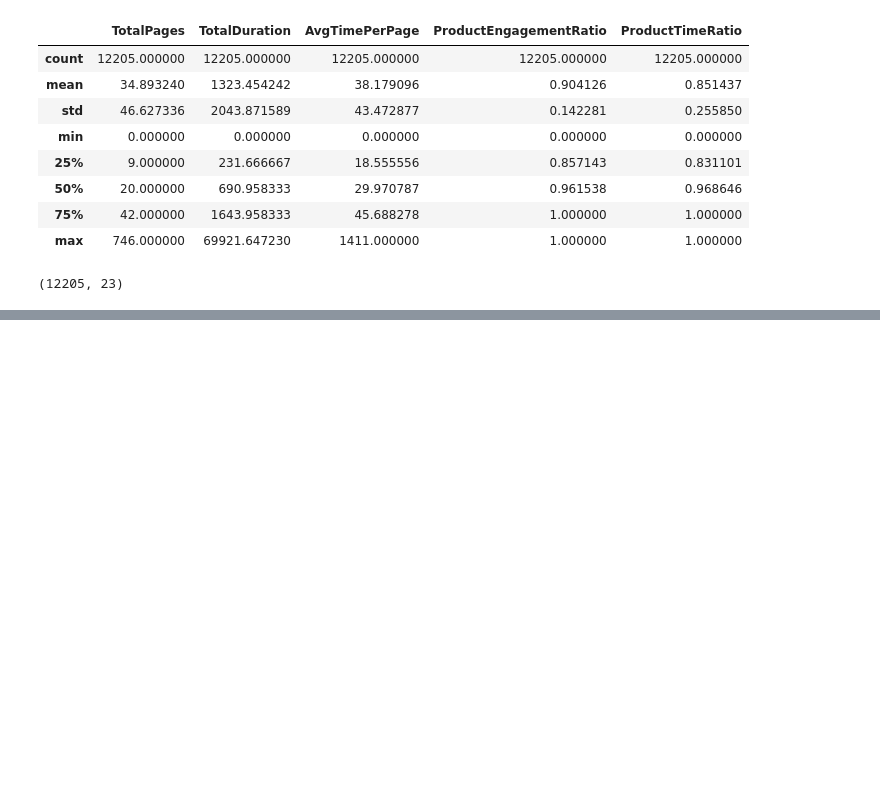
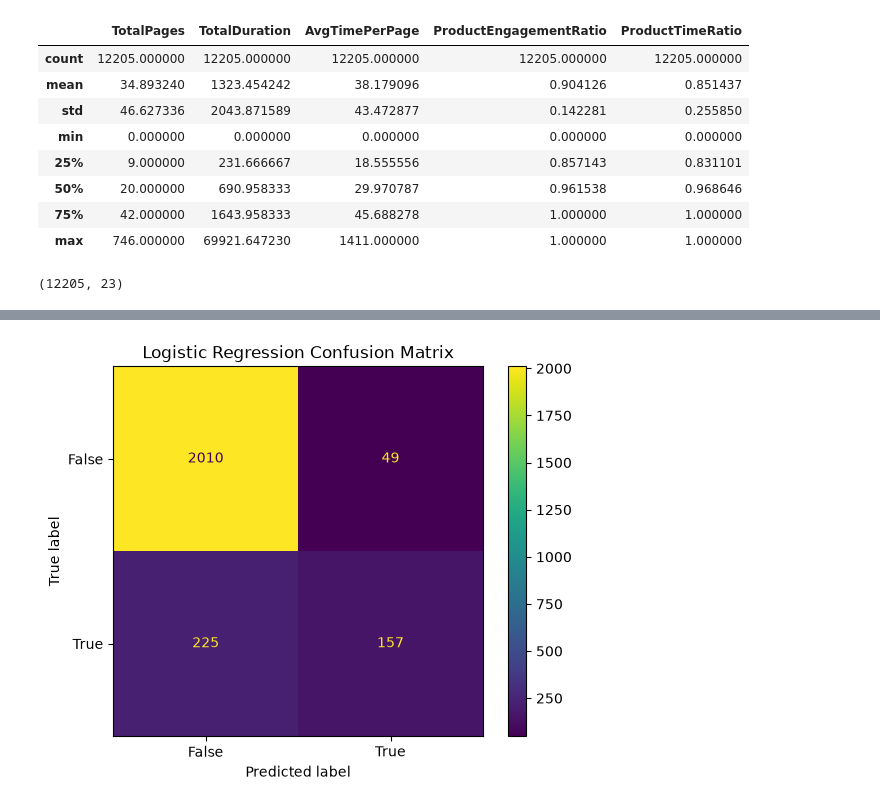
Before and after one commit to devdhruvsingh/ecommerce-purchase-predictions, a Jupyter notebook: notebooks/01_data_exploration.ipynb, the cells around one changed output, grey strips where cells are left out. Saved outputs shown, nothing was run; the diff lists cells and outputs as text; code cells hidden in the pictures; blank space fills up the shorter version.

Commit message:
Build baseline classification models

```diff
--- a/notebooks/01_data_exploration.ipynb
+++ b/notebooks/01_data_exploration.ipynb
@@ -1119,0 +1267,4 @@ df_clean.shape
+# %%
+X_train_processed = preprocessor.fit_transform(X_train)
+
+X_test_processed = preprocessor.transform(X_test)
@@ -1119,0 +1287,13 @@ df_clean.shape
+# %%
+from sklearn.linear_model import LogisticRegression
+from sklearn.pipeline import Pipeline
+
+baseline_model = Pipeline([
+    ("preprocessor", preprocessor),
+    ("model", LogisticRegression(
+        max_iter=1000,
+        random_state=42
+    ))
+])
+# %%
+baseline_model.fit(X_train, y_train)
@@ -1119,0 +1318,4 @@ df_clean.shape
+# %%
+y_pred = baseline_model.predict(X_test)
+
+y_prob = baseline_model.predict_proba(X_test)[:, 1]
@@ -1119,0 +1355,12 @@ df_clean.shape
+# %%
+from sklearn.metrics import ConfusionMatrixDisplay
+
+ConfusionMatrixDisplay.from_predictions(
+    y_test,
+    y_pred
+)
+
+plt.title("Logistic Regression Confusion Matrix")
+plt.show()
+# %% [output]
+[figure, added]
```
Also changed, not shown: parts of 29 cells of this notebook.
